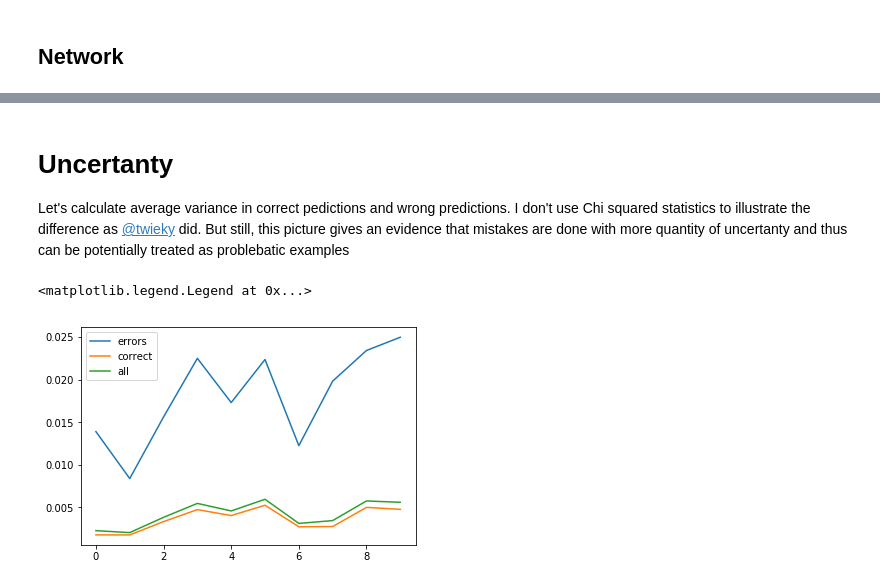
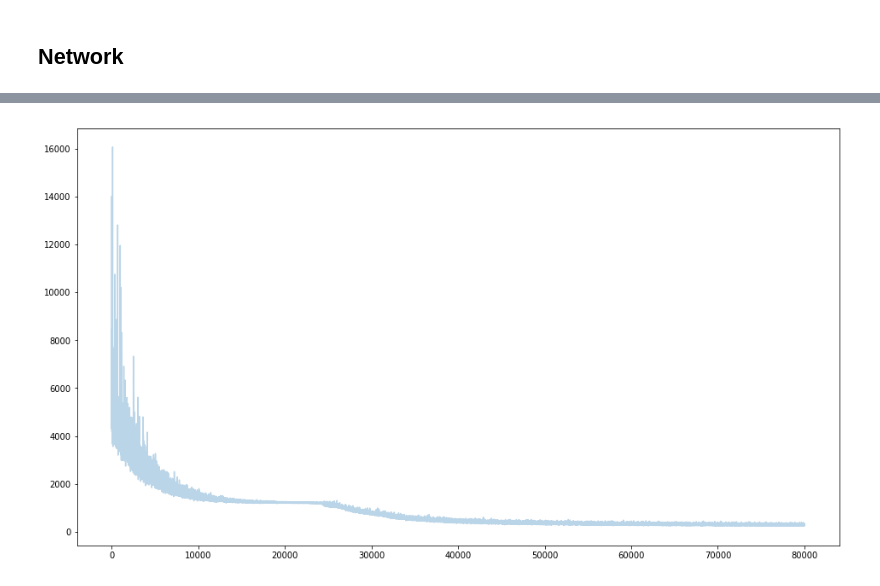
Before and after one commit to ferrine/gelato, a Jupyter notebook: examples/mnist.ipynb, the cells around one changed output, grey strips where cells are left out. Saved outputs shown, nothing was run; the diff lists cells and outputs as text; code cells hidden in the pictures.

Commit message:
update example

```diff
--- a/examples/mnist.ipynb
+++ b/examples/mnist.ipynb
@@ -175,5 +219,0 @@ model.vars
-# %%
-with model:
-    advi = pm.ADVI()
-# %%
-advi.fit(60000)
@@ -182,0 +250,7 @@ Finished [100%]: Average Loss = 67.383
+# %%
+# I prefer object oriented style for doing inference in PyMC3 it allows more flexibility
+# Remember that we need root model here
+with network.root:
+    advi = pm.ADVI()
+# %%
+advi.fit(80000) # that's going to be enough
@@ -230,11 +270,5 @@ true: 3 prediction: 8
-# %% [markdown]
-# Uncertanty
-Let's calculate average variance in correct pedictions and wrong predictions. I don't use Chi squared statistics to illustrate the difference as [@twieky](https://github.com/twiecki) did. But still, this picture gives an evidence that mistakes are done with more quantity of uncertanty and thus can be potentially treated as problebatic examples
-# %%
-plt.plot(sampled_preds.var(0)[errors].mean(0), label='errors')
-plt.plot(sampled_preds.var(0)[~errors].mean(0), label='correct')
-plt.plot(sampled_preds.var(0).mean(0), label='all')
-plt.legend()
-# %% [output]
-<matplotlib.legend.Legend at 0x...>
-[figure, removed]
+# %%
+plt.figure(figsize=(16,9))
+plt.plot(advi.hist, alpha=.3);
+# %% [output]
+[figure, added]
```
Also changed, not shown: parts of 85 cells of this notebook.
